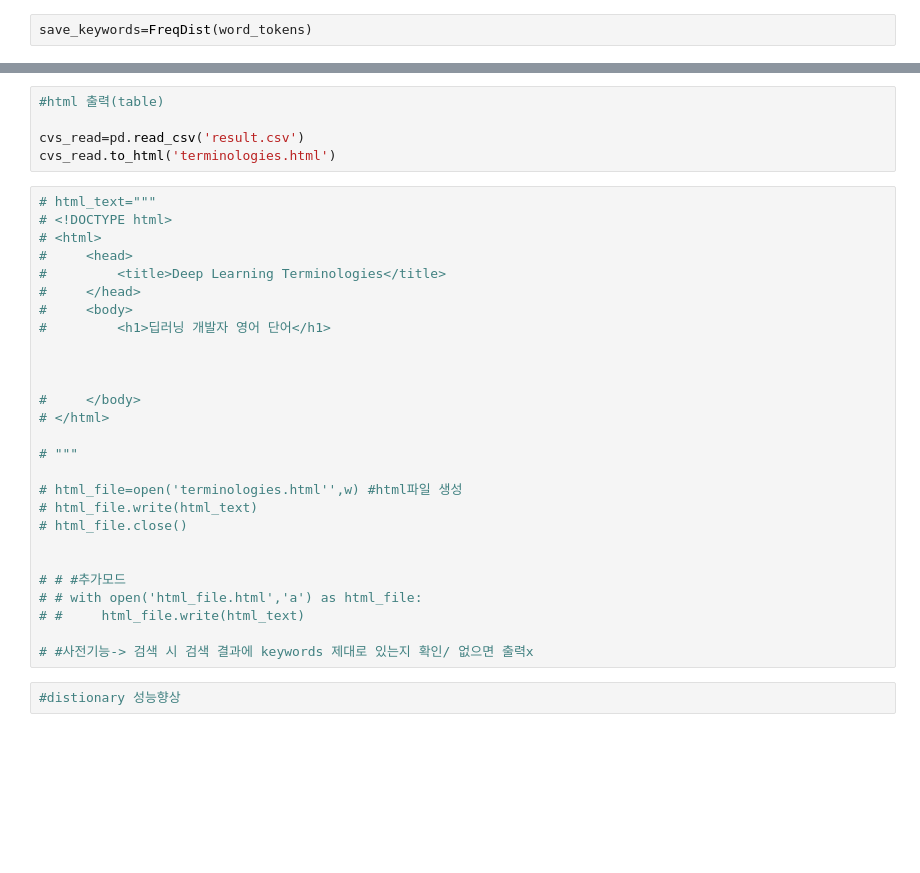
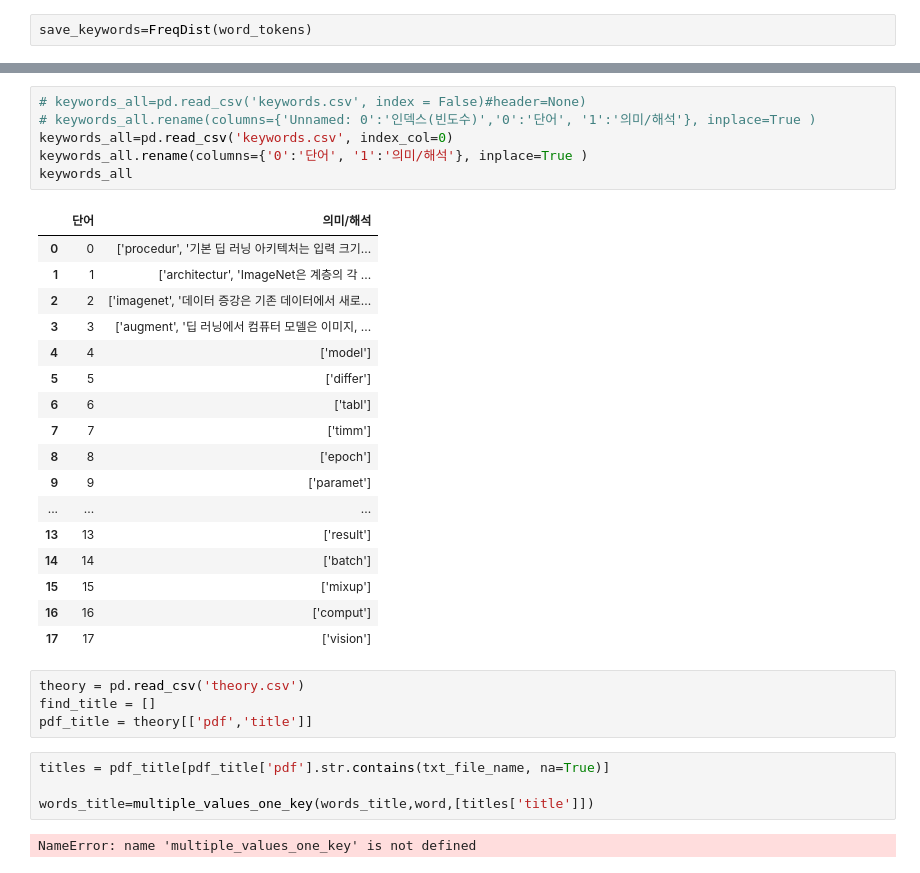
Before and after one commit to jj123859/MyDictionary, a Jupyter notebook: deeplearning.ipynb, the cells around one changed output, grey strips where cells are left out. Saved outputs shown, nothing was run; the diff lists cells and outputs as text; blank space fills up the shorter version.

```diff
--- a/deeplearning.ipynb
+++ b/deeplearning.ipynb
@@ -457,34 +356,34 @@ df3
-# %%
-#html 출력(table)
-
-cvs_read=pd.read_csv('result.csv')
-cvs_read.to_html('terminologies.html')
-# %%
-# html_text="""
-# <!DOCTYPE html>
-# <html>
-#     <head>
-#         <title>Deep Learning Terminologies</title>
-#     </head>
-#     <body>
-#         <h1>딥러닝 개발자 영어 단어</h1>
-
-
-
-#     </body>
-# </html>
-
-# """
-
-# html_file=open('terminologies.html'',w) #html파일 생성
-# html_file.write(html_text)
-# html_file.close()
-
-
-# # #추가모드
-# # with open('html_file.html','a') as html_file:
-# #     html_file.write(html_text)
-
-# #사전기능-> 검색 시 검색 결과에 keywords 제대로 있는지 확인/ 없으면 출력x
-# %%
-#distionary 성능향상
+# %%
+# keywords_all=pd.read_csv('keywords.csv', index = False)#header=None)
+# keywords_all.rename(columns={'Unnamed: 0':'인덱스(빈도수)','0':'단어', '1':'의미/해석'}, inplace=True )
+keywords_all=pd.read_csv('keywords.csv', index_col=0)
+keywords_all.rename(columns={'0':'단어', '1':'의미/해석'}, inplace=True )
+keywords_all
+# %% [output]
+|  | 단어 | 의미/해석 |
+| 0 | 0 | ['procedur', '기본 딥 러닝 아키텍처는 입력 크기... |
+| 1 | 1 | ['architectur', 'ImageNet은 계층의 각 ... |
+| 2 | 2 | ['imagenet', '데이터 증강은 기존 데이터에서 새로... |
+| 3 | 3 | ['augment', '딥 러닝에서 컴퓨터 모델은 이미지, ... |
+| 4 | 4 | ['model'] |
+| 5 | 5 | ['differ'] |
+| 6 | 6 | ['tabl'] |
+| 7 | 7 | ['timm'] |
+| 8 | 8 | ['epoch'] |
+| 9 | 9 | ['paramet'] |
+| ... | ... | ... |
+| 13 | 13 | ['result'] |
+| 14 | 14 | ['batch'] |
+| 15 | 15 | ['mixup'] |
+| 16 | 16 | ['comput'] |
+| 17 | 17 | ['vision'] |
+# %%
+theory = pd.read_csv('theory.csv')
+find_title = []
+pdf_title = theory[['pdf','title']]
+# %%
+titles = pdf_title[pdf_title['pdf'].str.contains(txt_file_name, na=True)]
+
+words_title=multiple_values_one_key(words_title,word,[titles['title']])
+# %% [output]
+NameError: name 'multiple_values_one_key' is not defined
```
Also changed, not shown: parts of 44 cells of this notebook.
